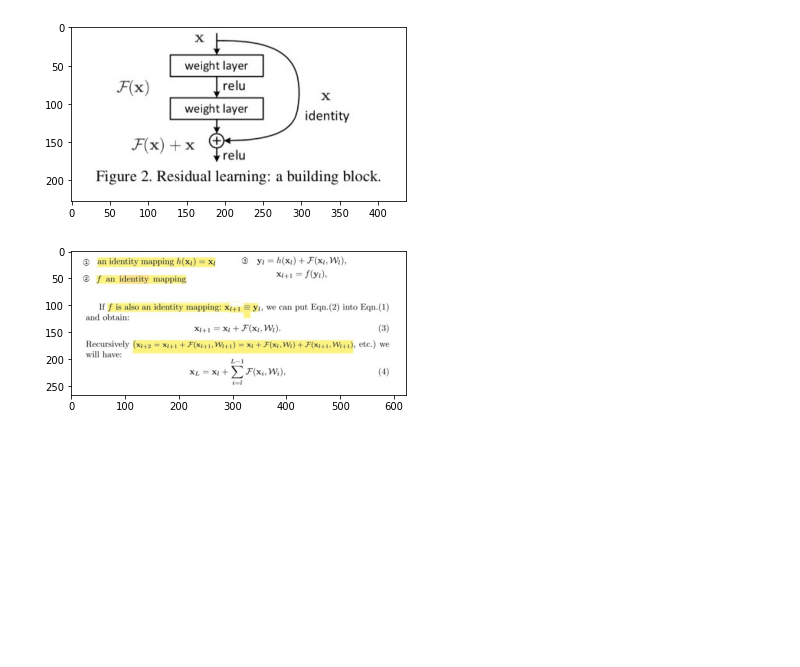
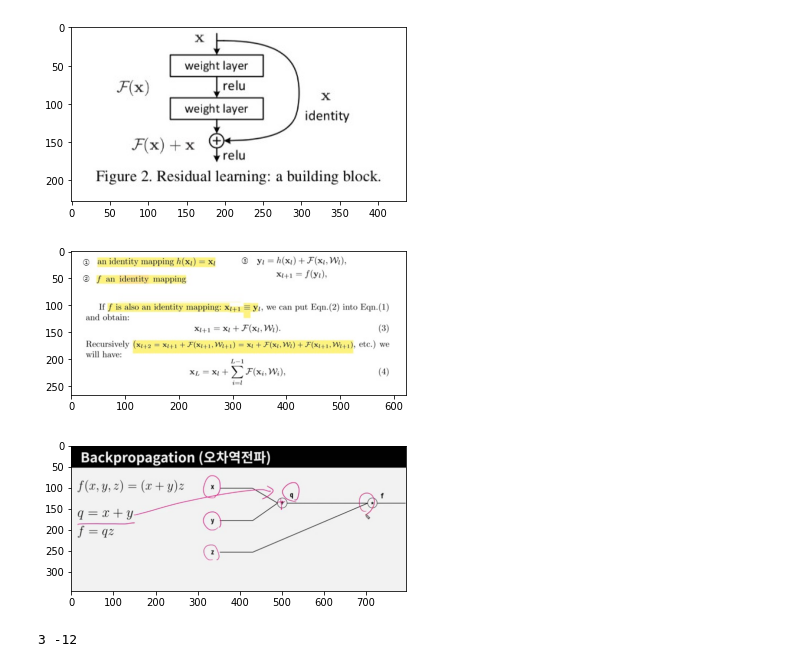
Before and after one commit to MinsuKim3095/study, a Jupyter notebook: 2.논문 읽기/Deep Residual Learning for Image Recognition.ipynb, the cells around one changed output. Cells and saved outputs as stored; diff of their text form; code cells hidden in the pictures; blank space fills up the shorter version.

Commit message:
210205_study
backpropagation / convolution

```diff
--- a/2.논문 읽기/Deep Residual Learning for Image Recognition.ipynb
+++ b/2.논문 읽기/Deep Residual Learning for Image Recognition.ipynb
@@ -90,0 +106,20 @@ plt.show()
+# %%
+# example
+# f(x,y,z) = (x + y)z
+# q = x + y
+# f = qz
+image6 = img.imread('./Deep_Residual_Learning_for_Image_Recognition/backpropagation.jpg')
+plt.imshow(image6)
+plt.show()
+# %% [output]
+[figure, added]
+# %%
+x = -2
+y = 5
+z = -4
+q = x + y
+f = q*z
+
+print(q, f)
+# %% [output]
+3 -12
```
Also changed, not shown: parts of 30 cells of this notebook, 13 other files.
